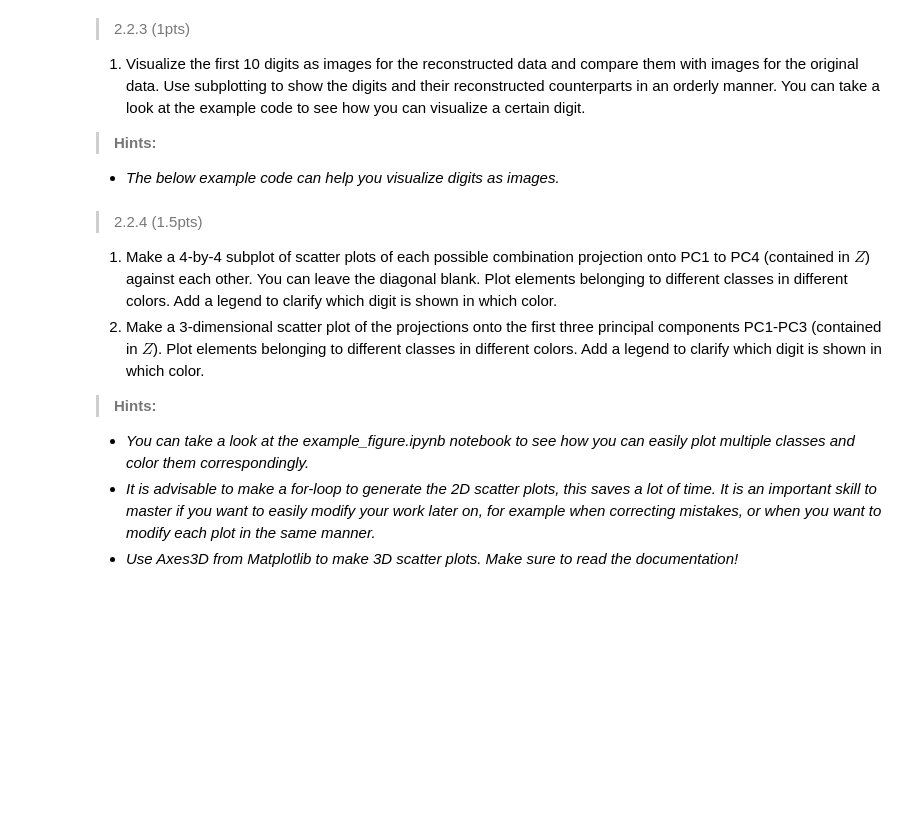
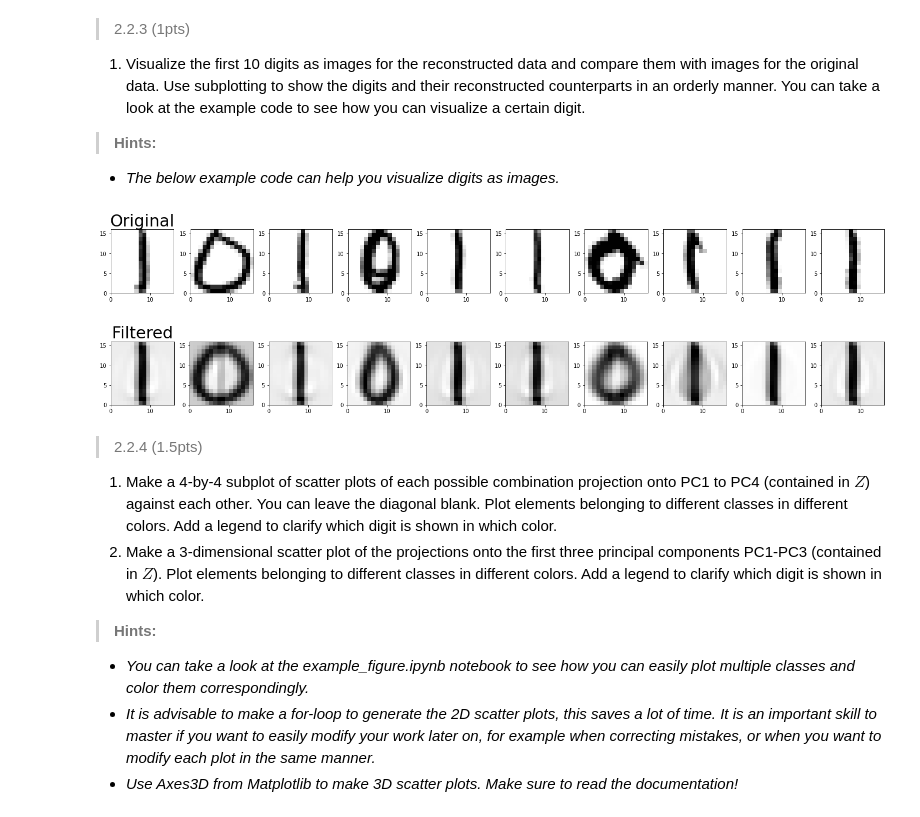
Before and after one commit to CornelisseMichael/Datamining, a Jupyter notebook: assignment_2/assignment_2/assignment_2.ipynb, the cells around one changed output. Saved outputs shown, nothing was run; the diff lists cells and outputs as text; code cells hidden in the pictures; blank space fills up the shorter version.

Commit message:
Changed letter printing

```diff
--- a/assignment_2/assignment_2/assignment_2.ipynb
+++ b/assignment_2/assignment_2/assignment_2.ipynb
@@ -264,0 +285,15 @@ raise NotImplementedError()
+# %%
+#Answer to question 2.2.1
+
+# YOUR CODE HERE
+mean = np.mean(X_01, axis=0)
+Y = X_01 - mean
+U, S, Vt = np.linalg.svd(Y)
+
+V = np.transpose(Vt)
+
+Z = np.dot(Y, V[:,: 4])
+print(Z)
+
+W = np.matmul(Z, V[:,: 4].T) + mean
+print(W)
@@ -274,35 +332,49 @@ raise NotImplementedError()
 # %%
 import matplotlib.pyplot as plt
 import matplotlib.cm as cm
 from scipy.io import loadmat
 from numpy import reshape
 
 # Index of the digit to display
 i = 0
 
 # Load Matlab data file to python dict structure
 mat_data = loadmat('../data/zipdata.mat')
 
 # Extract variables of interest
 testdata = mat_data['testdata']
 X_test = testdata[:,1:]
 y_test = testdata[:,0]
 
 # Visualize the i'th digit as an image
-plt.subplot(1,1,1);
-I = reshape(X_test[i,:],(16,16))
-plt.imshow(I, extent=(0,16,0,16), cmap=cm.gray_r);
-plt.title('Digit as an image');
-plt.show()
+#plt.subplot(1,1,1);
+#I = reshape(X_test[i,:],(16,16))
+#plt.imshow(I, extent=(0,16,0,16), cmap=cm.gray_r);
+#plt.title('Digit as an image');
+#plt.show()
+#plt.subplots_adjust(wspace=.4, hspace=.4)
 
 #------------------------------------------------
-
 
 #Answer to question 2.2.3
 #You can remove the example code for visualization if you want.
 
 # YOUR CODE HERE
-raise NotImplementedError()
+images = np.array([X, W])
+#print([X[:10]])
+
+def plot_images(images, title):
+    fig, axis = plt.subplots(1,10,figsize=(20, 20),constrained_layout=True)
+    axis[0].set_title(title, fontsize = 30.0)
+    for i in range(10):
+        I = reshape(images[i,:],(16,16))
+        axis[i].imshow(I, extent=(0,16,0,16), cmap=cm.gray_r);
+    plt.show()
+plot_images(X_01, 'Original')
+plot_images(W, 'Filtered')
+# %% [output]
+[figure, added]
+[figure, added]
 # %% [markdown]
 > 2.2.4 (1.5pts)
 1. Make a 4-by-4 subplot of scatter plots of each possible combination projection onto PC1 to PC4 (contained in $Z$) against each other. You can leave the diagonal blank.  Plot elements belonging to different classes in different colors. Add a legend to clarify which digit is shown in which color.
```
Also changed, not shown: parts of 9 cells of this notebook.
